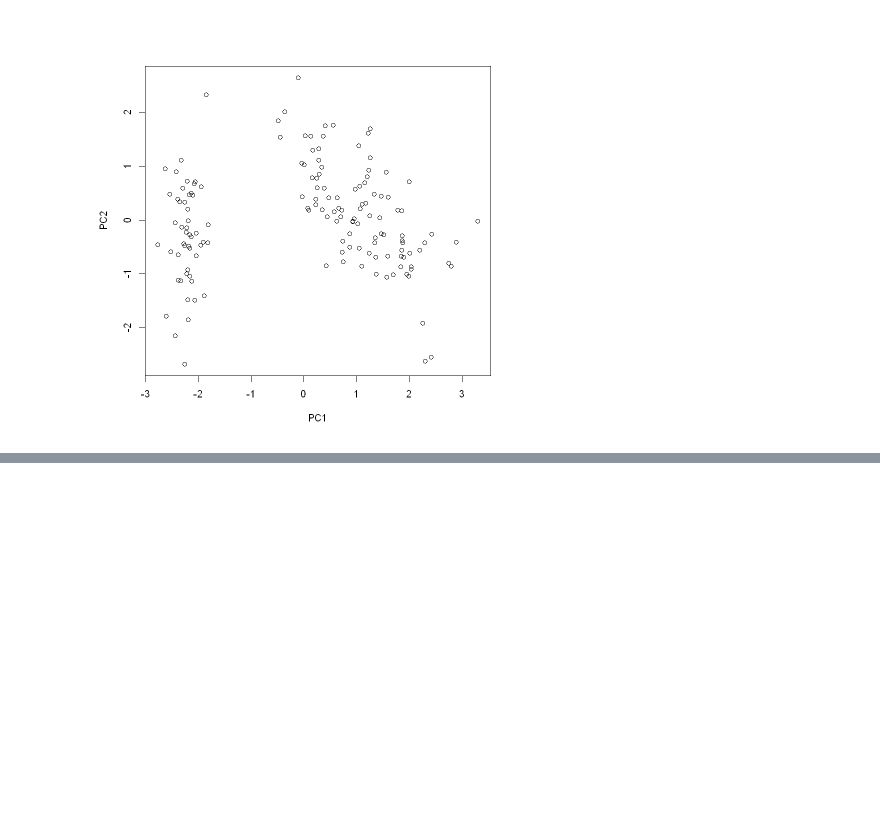
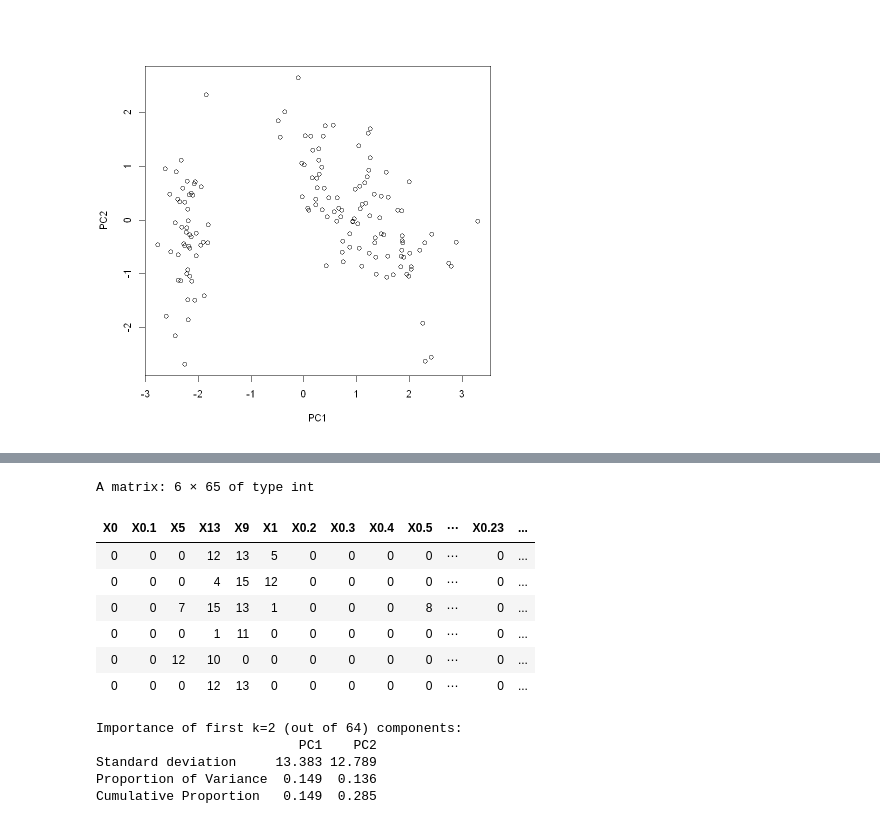
Before and after one commit to elenigvasilaki/pca_inR, a Jupyter notebook: pca.ipynb, the cells around one changed output, grey strips where cells are left out. Cells and saved outputs as stored; diff of their text form; code cells hidden in the pictures; blank space fills up the shorter version.

```diff
--- a/pca.ipynb
+++ b/pca.ipynb
@@ -248,0 +270,13 @@ With the guidance of https://apsl.tech/en/blog/using-principal-component-analysi
+# %%
+digits<-data.matrix(read.csv("digits.csv")) #download and import sklearn's dataset digits_load
+head(digits)
+digits_stripped<-digits[,-65]
+# %% [output]
+A matrix: 6 × 65 of type int
+| X0 | X0.1 | X5 | X13 | X9 | X1 | X0.2 | X0.3 | X0.4 | X0.5 | ⋯ | X0.23 | ... |
+| 0 | 0 | 0 | 12 | 13 | 5 | 0 | 0 | 0 | 0 | ⋯ | 0 | ... |
+| 0 | 0 | 0 | 4 | 15 | 12 | 0 | 0 | 0 | 0 | ⋯ | 0 | ... |
+| 0 | 0 | 7 | 15 | 13 | 1 | 0 | 0 | 0 | 8 | ⋯ | 0 | ... |
+| 0 | 0 | 0 | 1 | 11 | 0 | 0 | 0 | 0 | 0 | ⋯ | 0 | ... |
+| 0 | 0 | 12 | 10 | 0 | 0 | 0 | 0 | 0 | 0 | ⋯ | 0 | ... |
+| 0 | 0 | 0 | 12 | 13 | 0 | 0 | 0 | 0 | 0 | ⋯ | 0 | ... |
@@ -248,0 +286,8 @@ With the guidance of https://apsl.tech/en/blog/using-principal-component-analysi
+# %%
+summary(digits.pca_2)
+# %% [output]
+Importance of first k=2 (out of 64) components:
+                          PC1    PC2
+Standard deviation     13.383 12.789
+Proportion of Variance  0.149  0.136
+Cumulative Proportion   0.149  0.285
```
Also changed, not shown: parts of 14 cells of this notebook.
